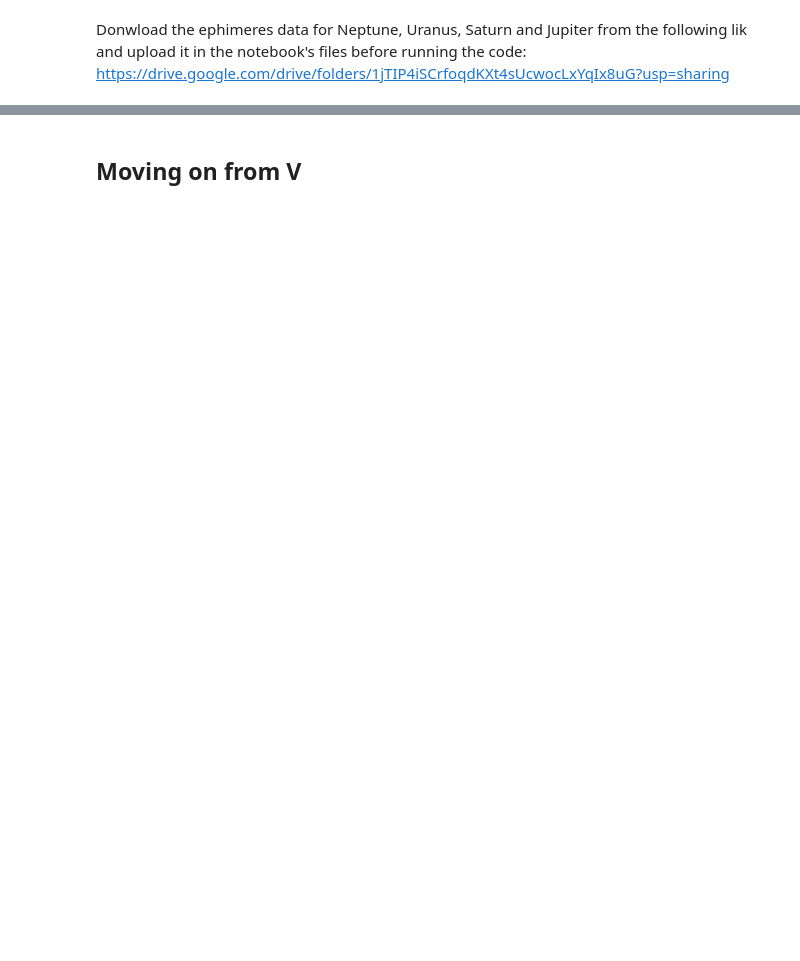
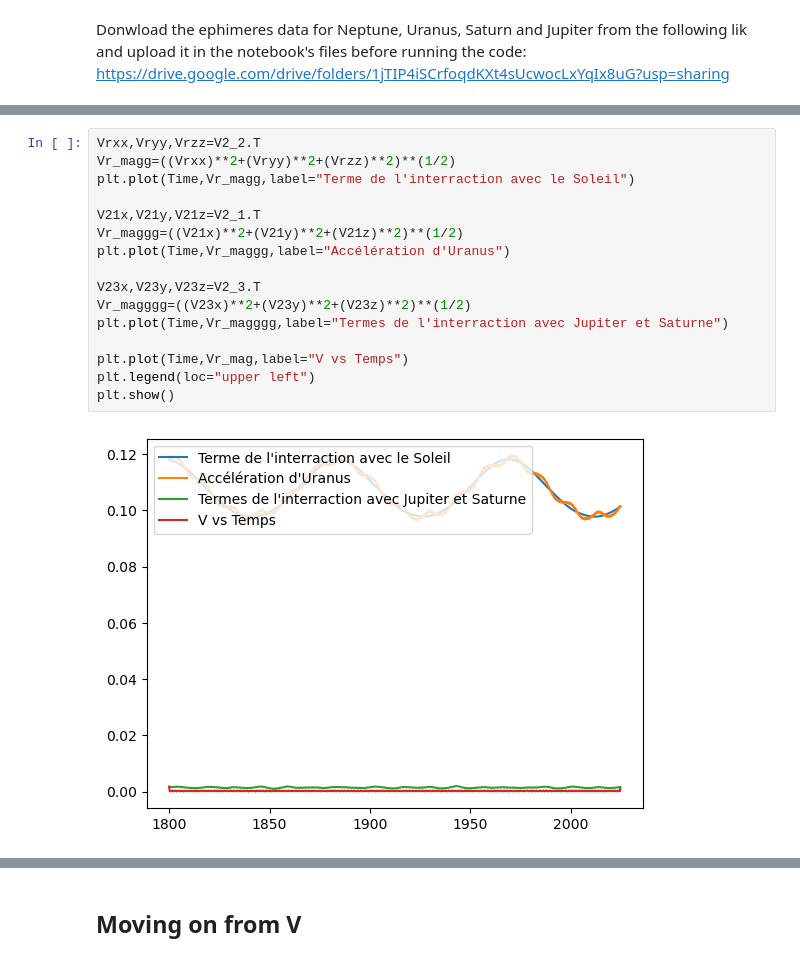
Before and after one commit to BETRU21/PhysNum, a Jupyter notebook: projet/AnalyseVerrier/Neptune_Motion.ipynb, the cells around one changed output, grey strips where cells are left out. Drawn from its saved outputs; the diff is of its cells as text; blank space fills up the shorter version.

```diff
--- a/projet/AnalyseVerrier/Neptune_Motion.ipynb
+++ b/projet/AnalyseVerrier/Neptune_Motion.ipynb
@@ -436,0 +280,18 @@ plt.legend(loc="upper left")
+# %%
+Vrxx,Vryy,Vrzz=V2_2.T
+Vr_magg=((Vrxx)**2+(Vryy)**2+(Vrzz)**2)**(1/2)
+plt.plot(Time,Vr_magg,label="Terme de l'interraction avec le Soleil")
+
+V21x,V21y,V21z=V2_1.T
+Vr_maggg=((V21x)**2+(V21y)**2+(V21z)**2)**(1/2)
+plt.plot(Time,Vr_maggg,label="Accélération d'Uranus")
+
+V23x,V23y,V23z=V2_3.T
+Vr_magggg=((V23x)**2+(V23y)**2+(V23z)**2)**(1/2)
+plt.plot(Time,Vr_magggg,label="Termes de l'interraction avec Jupiter et Saturne")
+
+plt.plot(Time,Vr_mag,label="V vs Temps")
+plt.legend(loc="upper left")
+plt.show()
+# %% [output]
+[figure, added]
```
Also changed, not shown: parts of 45 cells of this notebook, 4 other files.
